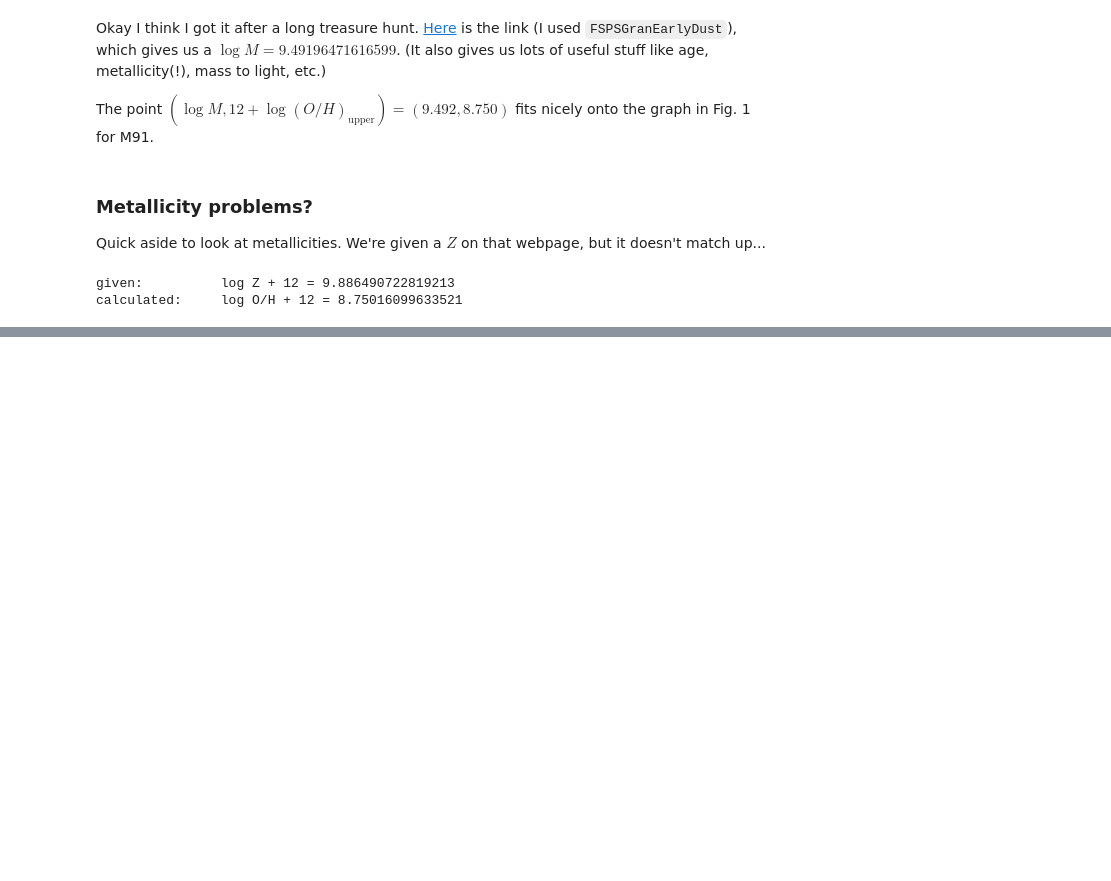
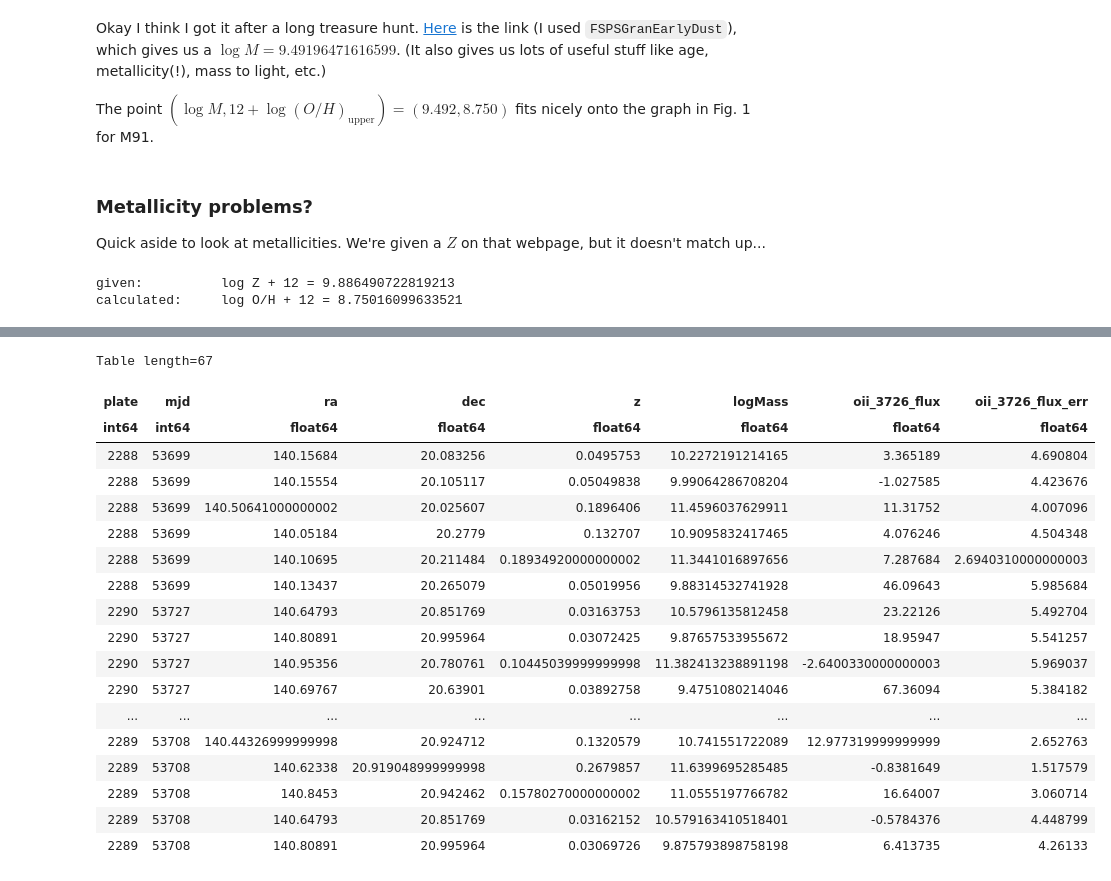
Before and after one commit to NicoAdams/Stripe82Clumps, a Jupyter notebook: mike_sandbox.ipynb, the cells around one changed output, grey strips where cells are left out. Saved outputs shown, nothing was run; the diff lists cells and outputs as text; code cells hidden in the pictures; blank space fills up the shorter version.

```diff
--- a/mike_sandbox.ipynb
+++ b/mike_sandbox.ipynb
@@ -237,0 +250,56 @@ calculated:     log O/H + 12 = 8.75016099633521
+# %%
+def SDSS_select(sql):
+
+    '''
+    input: SQL query
+    output: astropy table (i'm too lazy to figure out how to directly make it to astropy instead of going through pandas)
+    '''
+
+    import pandas as pd
+    import mechanize
+    from io import BytesIO
+    from astropy.table import Table
+
+    url = 'http://skyserver.sdss.org/dr15/en/tools/search/sql.aspx'
+    br = mechanize.Browser()
+    br.open(url)
+    br.select_form(name='sql')
+    br['cmd'] = sql
+    br['format'] = ['csv']
+    response = br.submit()
+    file_like = BytesIO(response.get_data())
+    df = pd.read_csv(file_like,skiprows=1)
+    return Table.from_pandas(df)
+# %%
+s = "select top 100 \
+x.plate,x.mjd,x.ra,x.dec,x.z,x.logMass, \
+g.oii_3726_flux,g.oii_3726_flux_err \
+from stellarMassFSPSGranEarlyDust x \
+JOIN galSpecLine g ON g.specObjID = x.specObjID \
+WHERE \
+ra BETWEEN 140 AND 141 AND \
+dec BETWEEN 20 AND 21"
+# %%
+testTable = SDSS_select(s)
+# %%
+testTable
+# %% [output]
+Table length=67
+| plate | mjd | ra | dec | z | logMass | oii_3726_flux | oii_3726_flux_err |
+| int64 | int64 | float64 | float64 | float64 | float64 | float64 | float64 |
+| 2288 | 53699 | 140.15684 | 20.083256 | 0.0495753 | 10.2272191214165 | 3.365189 | 4.690804 |
+| 2288 | 53699 | 140.15554 | 20.105117 | 0.05049838 | 9.99064286708204 | -1.027585 | 4.423676 |
+| 2288 | 53699 | 140.50641000000002 | 20.025607 | 0.1896406 | 11.4596037629911 | 11.31752 | 4.007096 |
+| 2288 | 53699 | 140.05184 | 20.2779 | 0.132707 | 10.9095832417465 | 4.076246 | 4.504348 |
+| 2288 | 53699 | 140.10695 | 20.211484 | 0.18934920000000002 | 11.3441016897656 | 7.287684 | 2.6940310000000003 |
+| 2288 | 53699 | 140.13437 | 20.265079 | 0.05019956 | 9.88314532741928 | 46.09643 | 5.985684 |
+| 2290 | 53727 | 140.64793 | 20.851769 | 0.03163753 | 10.5796135812458 | 23.22126 | 5.492704 |
+| 2290 | 53727 | 140.80891 | 20.995964 | 0.03072425 | 9.87657533955672 | 18.95947 | 5.541257 |
+| 2290 | 53727 | 140.95356 | 20.780761 | 0.10445039999999998 | 11.382413238891198 | -2.6400330000000003 | 5.969037 |
+| 2290 | 53727 | 140.69767 | 20.63901 | 0.03892758 | 9.4751080214046 | 67.36094 | 5.384182 |
+| ... | ... | ... | ... | ... | ... | ... | ... |
+| 2289 | 53708 | 140.44326999999998 | 20.924712 | 0.1320579 | 10.741551722089 | 12.977319999999999 | 2.652763 |
+| 2289 | 53708 | 140.62338 | 20.919048999999998 | 0.2679857 | 11.6399695285485 | -0.8381649 | 1.517579 |
+| 2289 | 53708 | 140.8453 | 20.942462 | 0.15780270000000002 | 11.0555197766782 | 16.64007 | 3.060714 |
+| 2289 | 53708 | 140.64793 | 20.851769 | 0.03162152 | 10.579163410518401 | -0.5784376 | 4.448799 |
+| 2289 | 53708 | 140.80891 | 20.995964 | 0.03069726 | 9.875793898758198 | 6.413735 | 4.26133 |
```
Also changed, not shown: parts of 6 cells of this notebook, 9 other files.
